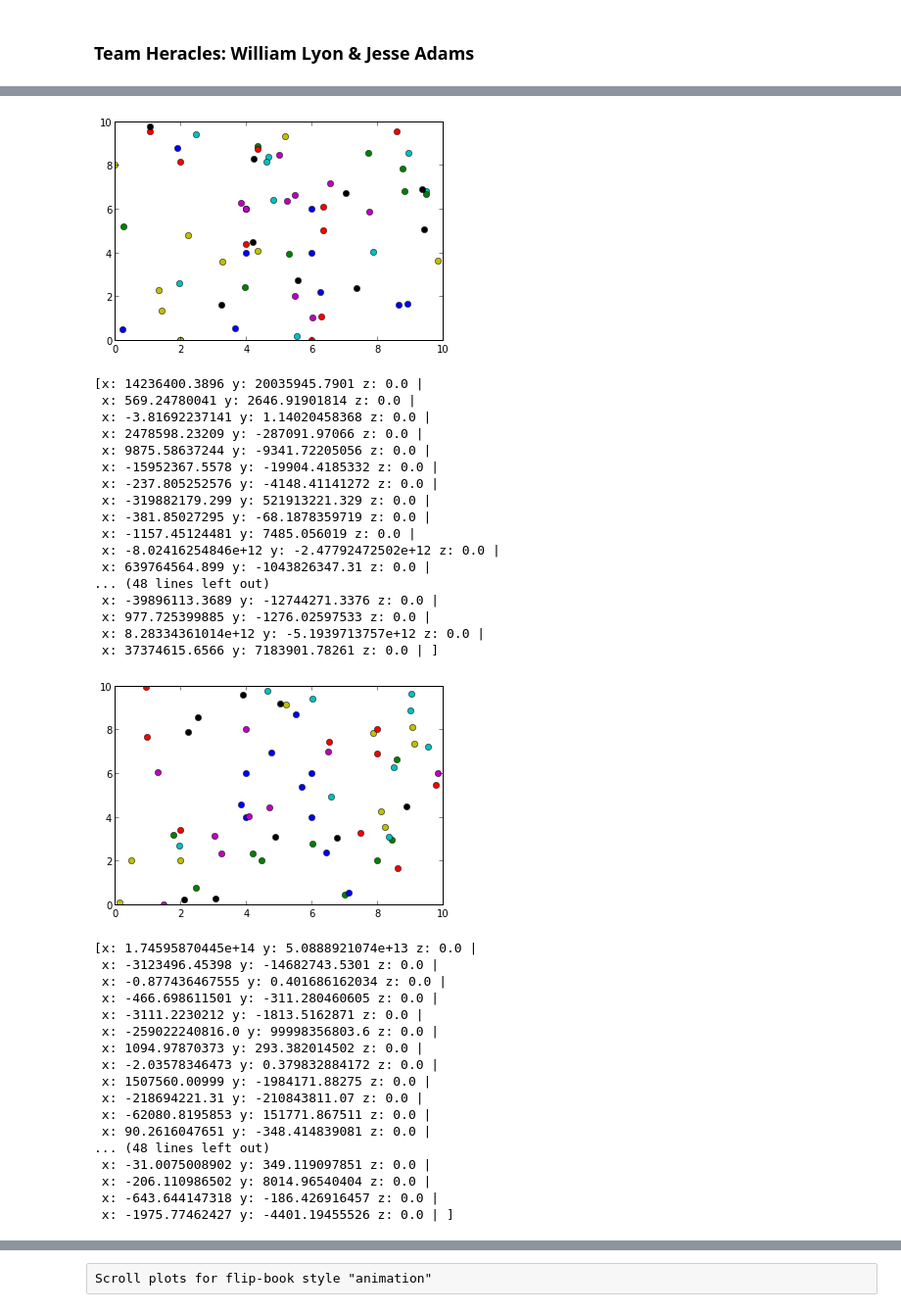
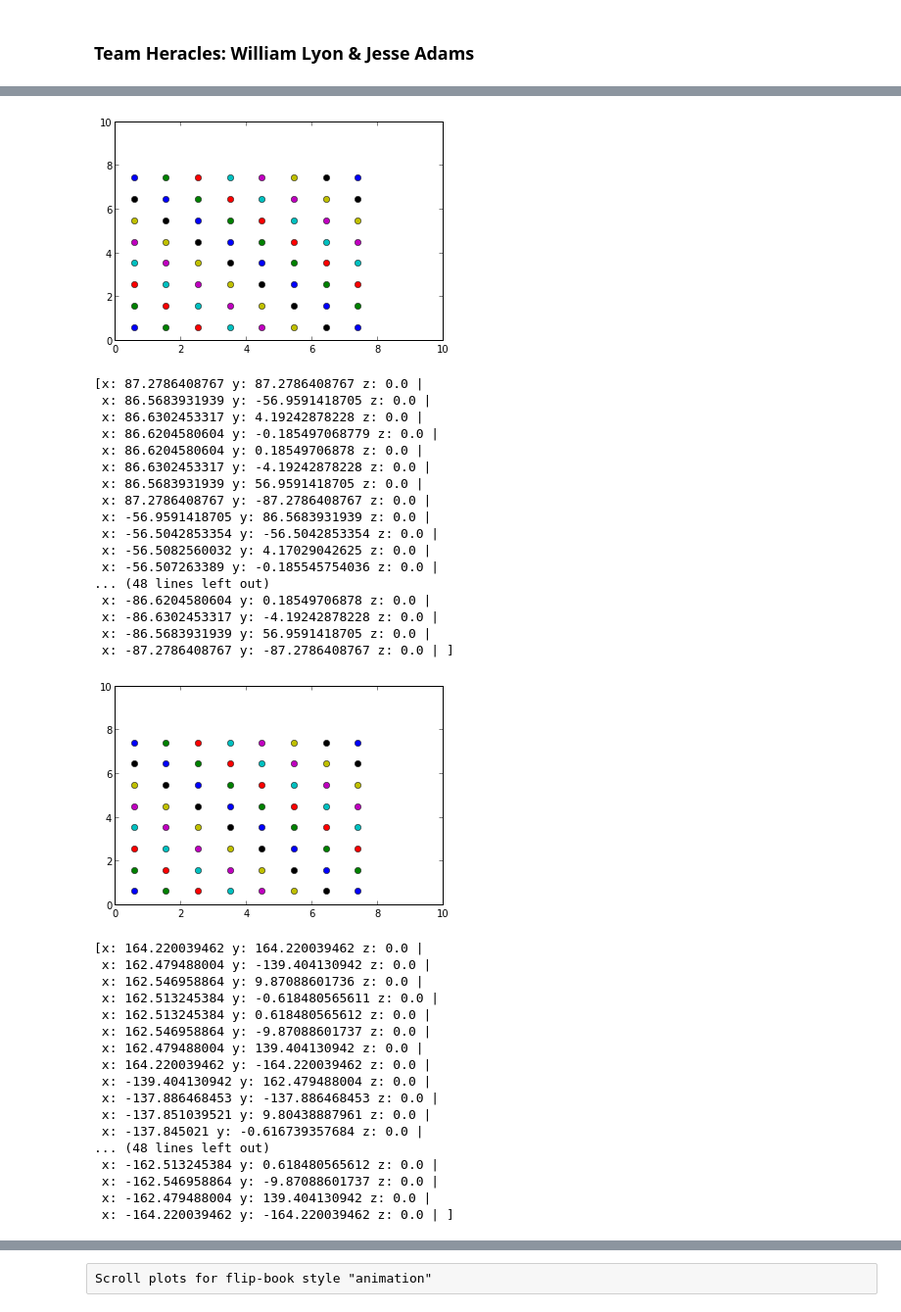
Before and after one commit to johnymontana/CSCI_577, a Jupyter notebook: Molecular_Dynamics.ipynb, the cells around one changed output, grey strips where cells are left out. Shown at 98% size. Cells and saved outputs as stored; diff of their text form; code cells hidden in the pictures.

```diff
--- a/Molecular_Dynamics.ipynb
+++ b/Molecular_Dynamics.ipynb
@@ -303,14 +303,14 @@ class ContainerInitializer:
 
         if init_string == 'square_lattice':
             N = 8             # Particles per row
-            Lx = 10.
+            Lx = 8.
             Ly = Lx
             #c.Ly = c.Lx       # Extents determined by Lx input
             # TODO: set L
             c.L = Vector_3D(Lx, Ly, 0.)
             d = 2.**(1/6.)    # Particle diameter
-            x = linspace(-c.L.x/2+d/2.,c.L.x/2-d/2,N)
-            y = linspace(-c.L.x/2+d/2.,c.L.x/2-d/2,N)
+            x = linspace(d/2,c.L.x-d/2,N)
+            y = linspace(d/2.,c.L.x-d/2,N)
             for i in range(x.size):
                 for j in range(y.size):
                     c.add_particle(Vector_3D(x[i],y[j],0.), Vector_3D(0., 0., 0.) , 1.)
@@ -340,7 +340,7 @@ class ContainerInitializer:
             c.add_particle(location=Vector_3D(3., 5, 0.), velocity=Vector_3D(0.4, 0., 0.), mass=1)
             c.add_particle(location=Vector_3D(7., 5, 0.), velocity=Vector_3D(-0.4, 0., 0.), mass=1)
         elif init_string == 'tri-lattice':
-            Lx = 10.
+            Lx = 8.
             N = 8                       # particles per row
             Ly = sqrt(3) / 2. * Lx  # Set this based on Lx
             c.L = Vector_3D(Lx, Ly, 0.)
@@ -451,6 +433,7 @@ accel_list = []
 vel_list = []
 potential_energy_list = []
 count = 0
+state_list.append(c.part_locations)
 while count < 100:
     i.integrate()
     state_list.append(c.part_locations)
@@ -520,7 +503,7 @@ for count in range(len(c.part_masses)):
 #for count in range(len(c.part_masses)):
 #for particle in state_list:
     #vector_list=state_array[:,count]
-for i in range(0, len(vector_list), 10):
+for i in range(0, len(vector_list)):
     for particle in particles:
         plot(particle[i].x, particle[i].y, 'o')
     #plot(part2[i].x, part2[i].y, 'bo')
@@ -605,36 +588,36 @@ for i in range(0, len(vector_list), 10):
-[figure, old version]
+[figure, new version]
-[x: 14236400.3896 y: 20035945.7901 z: 0.0 |
- x: 569.24780041 y: 2646.91901814 z: 0.0 |
- x: -3.81692237141 y: 1.14020458368 z: 0.0 |
- x: 2478598.23209 y: -287091.97066 z: 0.0 |
- x: 9875.58637244 y: -9341.72205056 z: 0.0 |
- x: -15952367.5578 y: -19904.4185332 z: 0.0 |
- x: -237.805252576 y: -4148.41141272 z: 0.0 |
- x: -319882179.299 y: 521913221.329 z: 0.0 |
- x: -381.85027295 y: -68.1878359719 z: 0.0 |
- x: -1157.45124481 y: 7485.056019 z: 0.0 |
- x: -8.02416254846e+12 y: -2.47792472502e+12 z: 0.0 |
- x: 639764564.899 y: -1043826347.31 z: 0.0 |
+[x: 87.2786408767 y: 87.2786408767 z: 0.0 |
+ x: 86.5683931939 y: -56.9591418705 z: 0.0 |
+ x: 86.6302453317 y: 4.19242878228 z: 0.0 |
+ x: 86.6204580604 y: -0.185497068779 z: 0.0 |
+ x: 86.6204580604 y: 0.18549706878 z: 0.0 |
+ x: 86.6302453317 y: -4.19242878228 z: 0.0 |
+ x: 86.5683931939 y: 56.9591418705 z: 0.0 |
+ x: 87.2786408767 y: -87.2786408767 z: 0.0 |
+ x: -56.9591418705 y: 86.5683931939 z: 0.0 |
+ x: -56.5042853354 y: -56.5042853354 z: 0.0 |
+ x: -56.5082560032 y: 4.17029042625 z: 0.0 |
+ x: -56.507263389 y: -0.185545754036 z: 0.0 |
 ... (48 lines left out)
- x: -39896113.3689 y: -12744271.3376 z: 0.0 |
- x: 977.725399885 y: -1276.02597533 z: 0.0 |
- x: 8.28334361014e+12 y: -5.1939713757e+12 z: 0.0 |
- x: 37374615.6566 y: 7183901.78261 z: 0.0 | ]
+ x: -86.6204580604 y: 0.18549706878 z: 0.0 |
+ x: -86.6302453317 y: -4.19242878228 z: 0.0 |
+ x: -86.5683931939 y: 56.9591418705 z: 0.0 |
+ x: -87.2786408767 y: -87.2786408767 z: 0.0 | ]
-[figure, old version]
+[figure, new version]
-[x: 1.74595870445e+14 y: 5.0888921074e+13 z: 0.0 |
- x: -3123496.45398 y: -14682743.5301 z: 0.0 |
- x: -0.877436467555 y: 0.401686162034 z: 0.0 |
- x: -466.698611501 y: -311.280460605 z: 0.0 |
- x: -3111.2230212 y: -1813.5162871 z: 0.0 |
- x: -259022240816.0 y: 99998356803.6 z: 0.0 |
- x: 1094.97870373 y: 293.382014502 z: 0.0 |
- x: -2.03578346473 y: 0.379832884172 z: 0.0 |
- x: 1507560.00999 y: -1984171.88275 z: 0.0 |
- x: -218694221.31 y: -210843811.07 z: 0.0 |
- x: -62080.8195853 y: 151771.867511 z: 0.0 |
- x: 90.2616047651 y: -348.414839081 z: 0.0 |
+[x: 164.220039462 y: 164.220039462 z: 0.0 |
+ x: 162.479488004 y: -139.404130942 z: 0.0 |
+ x: 162.546958864 y: 9.87088601736 z: 0.0 |
+ x: 162.513245384 y: -0.618480565611 z: 0.0 |
+ x: 162.513245384 y: 0.618480565612 z: 0.0 |
+ x: 162.546958864 y: -9.87088601737 z: 0.0 |
+ x: 162.479488004 y: 139.404130942 z: 0.0 |
+ x: 164.220039462 y: -164.220039462 z: 0.0 |
+ x: -139.404130942 y: 162.479488004 z: 0.0 |
+ x: -137.886468453 y: -137.886468453 z: 0.0 |
+ x: -137.851039521 y: 9.80438887961 z: 0.0 |
+ x: -137.845021 y: -0.616739357684 z: 0.0 |
 ... (48 lines left out)
- x: -31.0075008902 y: 349.119097851 z: 0.0 |
- x: -206.110986502 y: 8014.96540404 z: 0.0 |
- x: -643.644147318 y: -186.426916457 z: 0.0 |
- x: -1975.77462427 y: -4401.19455526 z: 0.0 | ]
+ x: -162.513245384 y: 0.618480565612 z: 0.0 |
+ x: -162.546958864 y: -9.87088601737 z: 0.0 |
+ x: -162.479488004 y: 139.404130942 z: 0.0 |
+ x: -164.220039462 y: -164.220039462 z: 0.0 | ]
```
Also changed, not shown: parts of 10 cells of this notebook.
